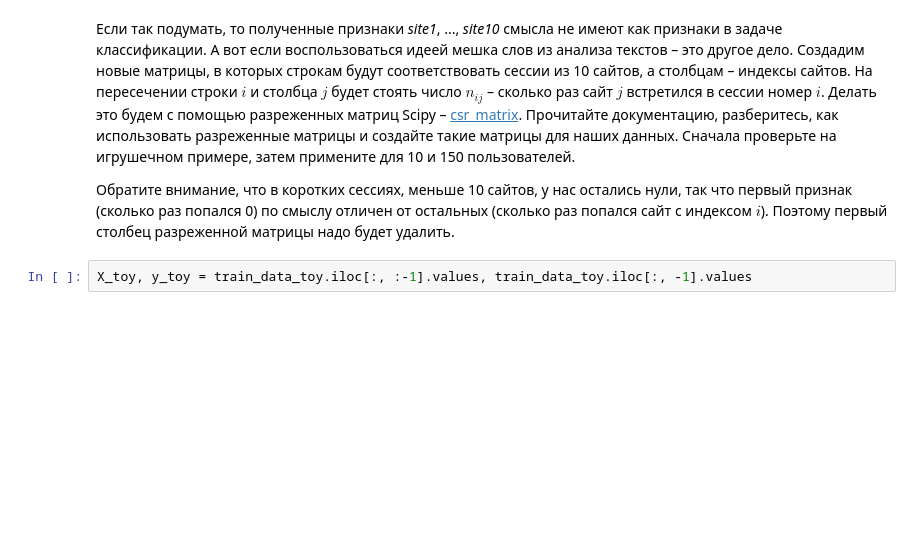
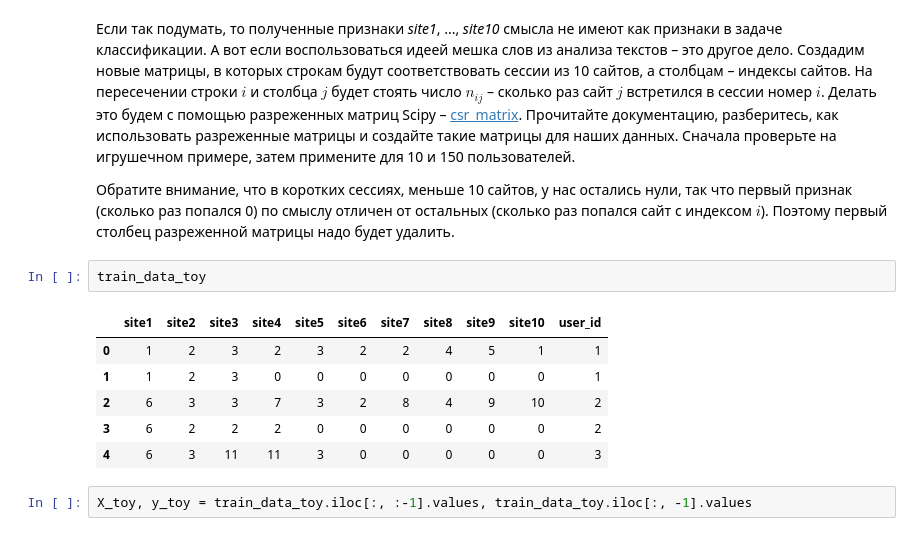
Before and after one commit to adrianoff/ml_coursera, a Jupyter notebook: final_projects/internet_users_identify/week1/week1_prepare_dataset.ipynb, the cells around one changed output. Drawn from its saved outputs; the diff is of its cells as text; blank space fills up the shorter version.

```diff
--- a/final_projects/internet_users_identify/week1/week1_prepare_dataset.ipynb
+++ b/final_projects/internet_users_identify/week1/week1_prepare_dataset.ipynb
@@ -451,6 +454,15 @@ train_data_150users.to_csv(os.path.join(PATH_TO_DATA,
 Если так подумать, то полученные признаки *site1*, ..., *site10* смысла не имеют как признаки в задаче классификации. А вот если воспользоваться идеей мешка слов из анализа текстов – это другое дело. Создадим новые матрицы, в которых строкам будут соответствовать сессии из 10 сайтов, а столбцам – индексы сайтов. На пересечении строки $i$ и столбца $j$ будет стоять число $n_{ij}$ – cколько раз сайт $j$ встретился в сессии номер $i$. Делать это будем с помощью разреженных матриц Scipy – [csr_matrix](https://docs.scipy.org/doc/scipy-0.18.1/reference/generated/scipy.sparse.csr_matrix.html). Прочитайте документацию, разберитесь, как использовать разреженные матрицы и создайте такие матрицы для наших данных. Сначала проверьте на игрушечном примере, затем примените для 10 и 150 пользователей.
 
 Обратите внимание, что в коротких сессиях, меньше 10 сайтов, у нас остались нули, так что первый признак (сколько раз попался 0) по смыслу отличен от остальных (сколько раз попался сайт с индексом $i$). Поэтому первый столбец разреженной матрицы надо будет удалить.
+# %%
+train_data_toy
+# %% [output]
+|  | site1 | site2 | site3 | site4 | site5 | site6 | site7 | site8 | site9 | site10 | user_id |
+| 0 | 1 | 2 | 3 | 2 | 3 | 2 | 2 | 4 | 5 | 1 | 1 |
+| 1 | 1 | 2 | 3 | 0 | 0 | 0 | 0 | 0 | 0 | 0 | 1 |
+| 2 | 6 | 3 | 3 | 7 | 3 | 2 | 8 | 4 | 9 | 10 | 2 |
+| 3 | 6 | 2 | 2 | 2 | 0 | 0 | 0 | 0 | 0 | 0 | 2 |
+| 4 | 6 | 3 | 11 | 11 | 3 | 0 | 0 | 0 | 0 | 0 | 3 |
 # %%
 X_toy, y_toy = train_data_toy.iloc[:, :-1].values, train_data_toy.iloc[:, -1].values
 # %%
```
Also changed, not shown: parts of 9 cells of this notebook, 1 other file.
